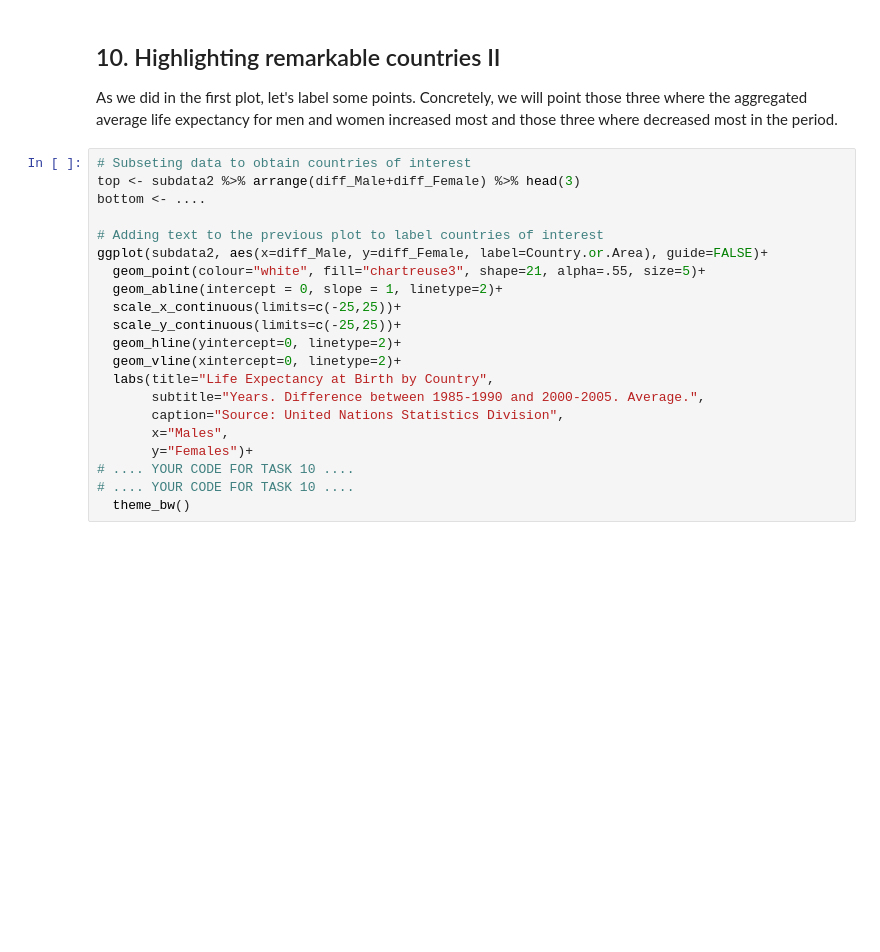
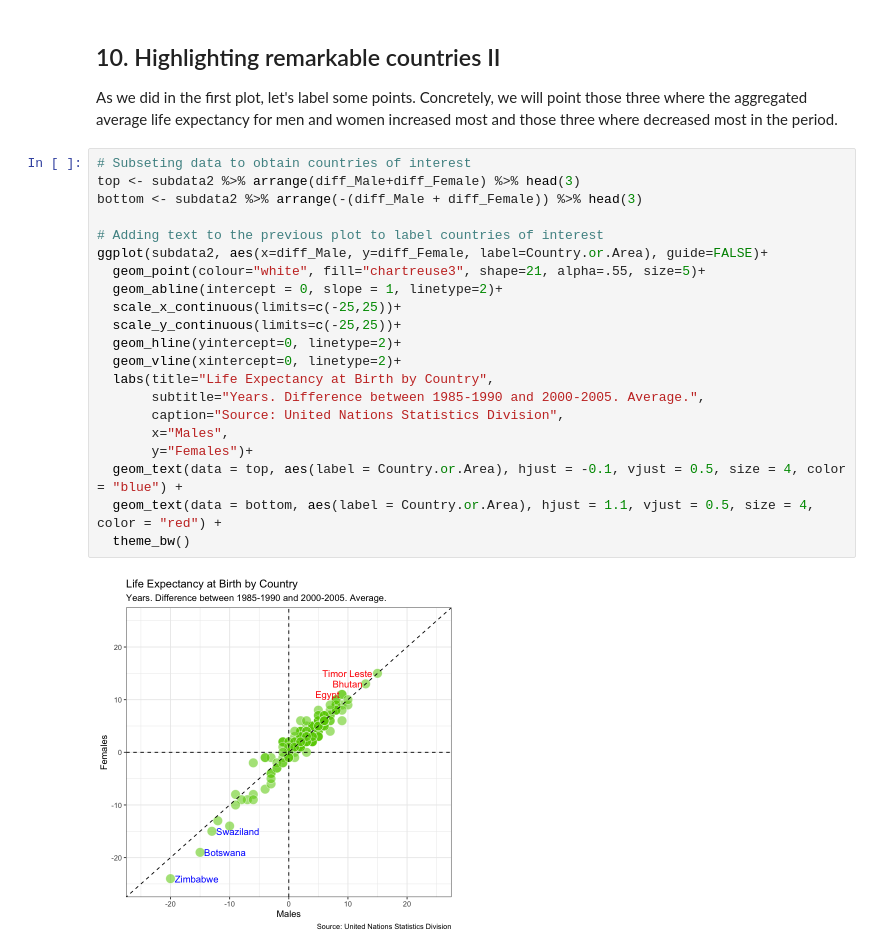
Before and after one commit to JeremyTallant/life_expectancy, a Jupyter notebook: life_analysis.ipynb, the cells around one changed output. Drawn from its saved outputs; the diff is of its cells as text; blank space fills up the shorter version.

```diff
--- a/life_analysis.ipynb
+++ b/life_analysis.ipynb
@@ -194,21 +196,23 @@ theme_bw()
 # %%
 # Subseting data to obtain countries of interest
 top <- subdata2 %>% arrange(diff_Male+diff_Female) %>% head(3)
-bottom <- ....
+bottom <- subdata2 %>% arrange(-(diff_Male + diff_Female)) %>% head(3)
 
 # Adding text to the previous plot to label countries of interest
 ggplot(subdata2, aes(x=diff_Male, y=diff_Female, label=Country.or.Area), guide=FALSE)+
   geom_point(colour="white", fill="chartreuse3", shape=21, alpha=.55, size=5)+
   geom_abline(intercept = 0, slope = 1, linetype=2)+
   scale_x_continuous(limits=c(-25,25))+
   scale_y_continuous(limits=c(-25,25))+
   geom_hline(yintercept=0, linetype=2)+
   geom_vline(xintercept=0, linetype=2)+
   labs(title="Life Expectancy at Birth by Country",
        subtitle="Years. Difference between 1985-1990 and 2000-2005. Average.",
        caption="Source: United Nations Statistics Division",
        x="Males",
        y="Females")+
-# .... YOUR CODE FOR TASK 10 ....
-# .... YOUR CODE FOR TASK 10 ....
+  geom_text(data = top, aes(label = Country.or.Area), hjust = -0.1, vjust = 0.5, size = 4, color = "blue") +
+  geom_text(data = bottom, aes(label = Country.or.Area), hjust = 1.1, vjust = 0.5, size = 4, color = "red") +
   theme_bw()
+# %% [output]
+[figure, added]
```
Also changed, not shown: parts of 1 cell of this notebook.
